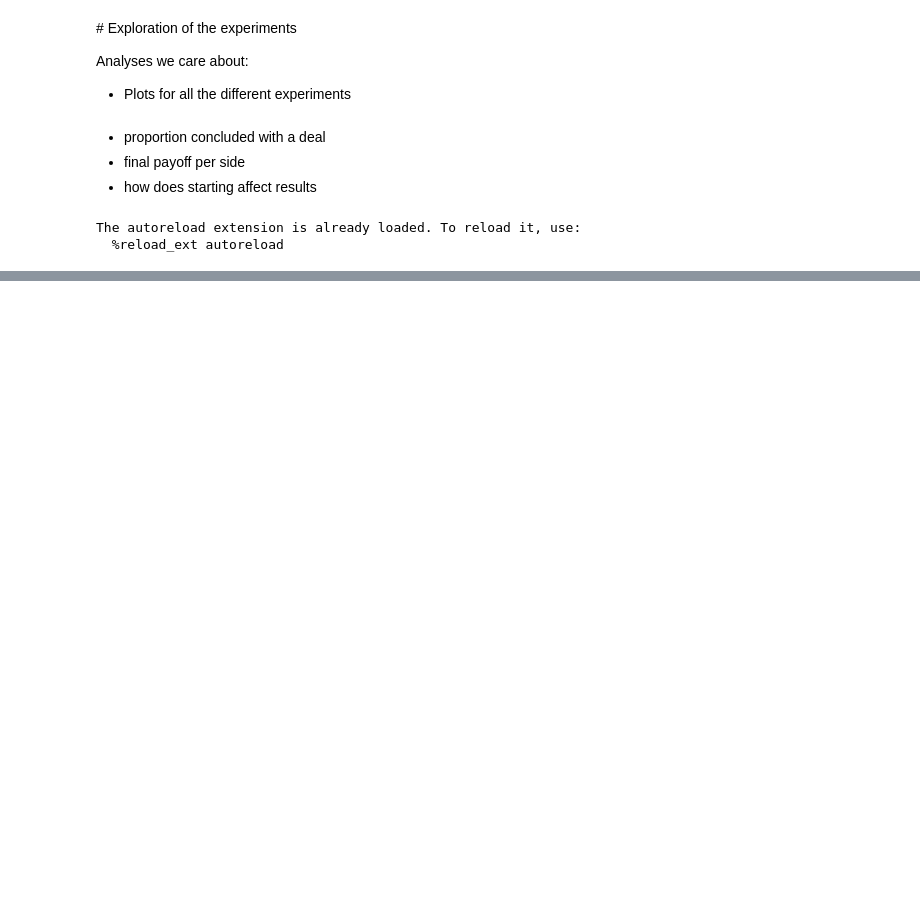
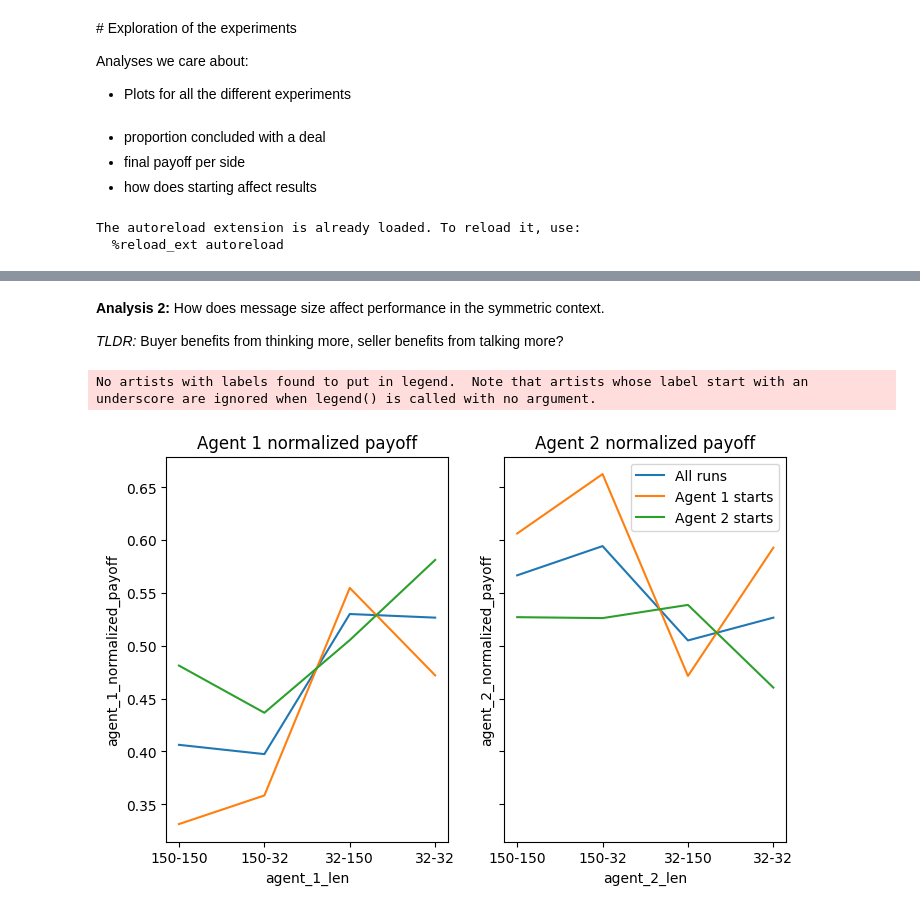
Before and after one commit to epfl-dlab/LAMEN, a Jupyter notebook: experiments.ipynb, the cells around one changed output, grey strips where cells are left out. Cells and saved outputs as stored; diff of their text form; code cells hidden in the pictures; blank space fills up the shorter version.

```diff
--- a/experiments.ipynb
+++ b/experiments.ipynb
@@ -419,0 +380,4 @@ d
+# %% [markdown]
+**Analysis 2:** How does message size affect performance in the symmetric context.
+
+*TLDR:* Buyer benefits from thinking more, seller benefits from talking more?
@@ -419,0 +401,32 @@ d
+# %%
+df["agent_1_wins"] = df["winner"].apply(lambda x: winner2(x, 1))
+df["agent_2_wins"] = df["winner"].apply(lambda x: winner2(x, 2))
+# %%
+# df = df[df["agent_start_id"]==1]
+symmetric = df[df["symmetric"]==True]
+# %%
+def plot(df, agent_id, ax, ind_var, dep_var, title):
+    all_agents = df.groupby(ind_var)[dep_var].mean()
+    agent_1_starts = df[df["agent_start_id"]==0]
+    agent_2_starts = df[df["agent_start_id"]==1]
+
+    error1 = agent_1_starts.groupby(f"agent_{agent_id}_len")[dep_var].mean()
+    error2 = agent_2_starts.groupby(f"agent_{agent_id}_len")[dep_var].mean()
+
+    ax.plot(all_agents.index, all_agents.values, label="All runs")
+    ax.plot(error1.index, error1.values, label="Agent 1 starts")
+    ax.plot(error2.index, error2.values, label="Agent 2 starts")
+
+
+    ax.set_ylabel(dep_var)
+    ax.set_xlabel(ind_var)
+    ax.set_title(title)
+    plt.legend()
+# %%
+fig, ax = plt.subplots(1, 2, figsize=(8,5), sharex=True, sharey=True)
+
+plot(symmetric, 1, ax.flatten()[0], "agent_1_len", "agent_1_normalized_payoff", "Agent 1 normalized payoff")
+plot(symmetric, 2, ax.flatten()[1], "agent_2_len", "agent_2_normalized_payoff", "Agent 2 normalized payoff")
+# %% [output]
+No artists with labels found to put in legend.  Note that artists whose label start with an underscore are ignored when legend() is called with no argument.
+[figure, added]
```
Also changed, not shown: parts of 75 cells of this notebook, 15 other files.
